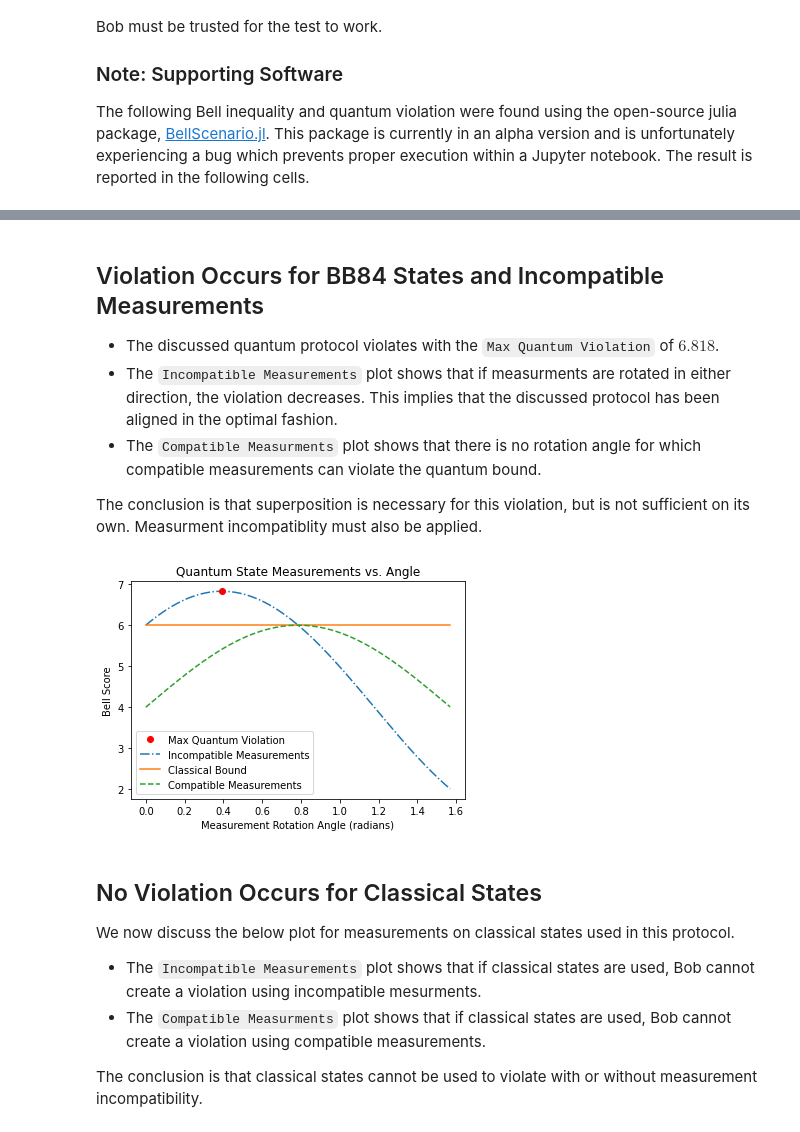
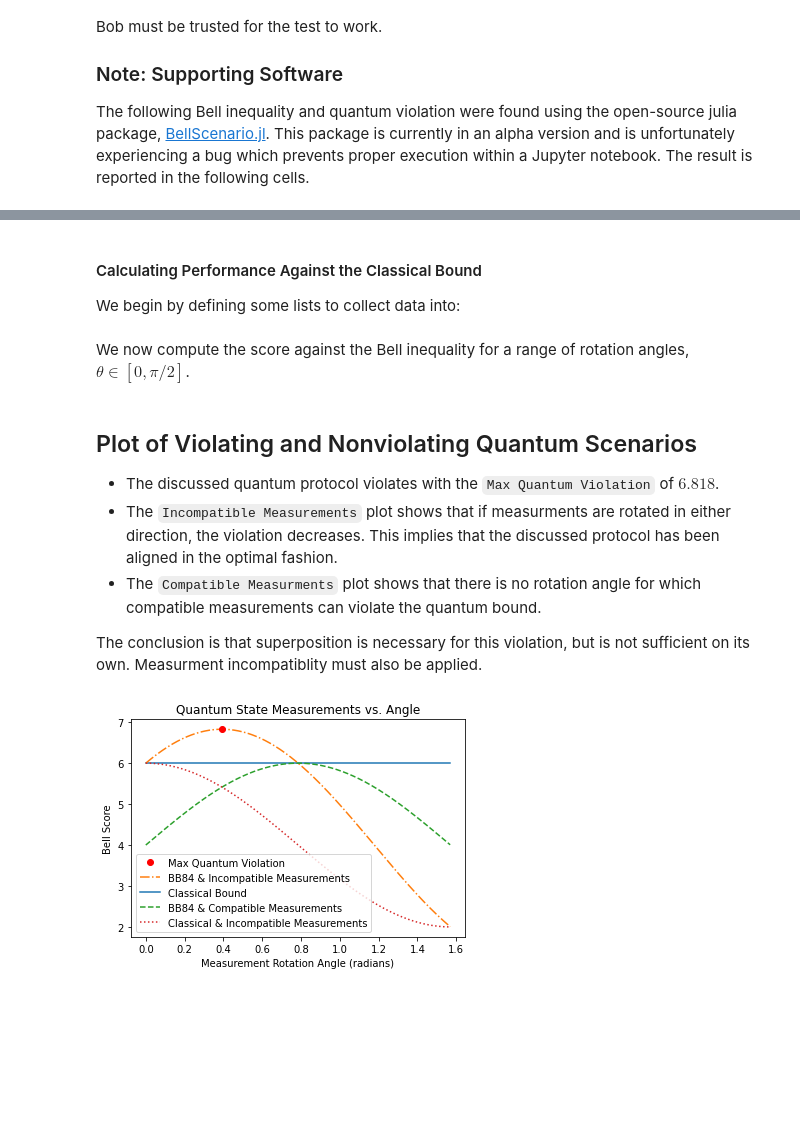
Before and after one commit to ChitambarLab/QiskitSummerJam2020, a Jupyter notebook: notebook/Theory_for_Incompatible_Measurement_Test.ipynb, the cells around one changed output, grey strips where cells are left out. Cells and saved outputs as stored; diff of their text form; code cells hidden in the pictures; blank space fills up the shorter version.

```diff
--- a/notebook/Theory_for_Incompatible_Measurement_Test.ipynb
+++ b/notebook/Theory_for_Incompatible_Measurement_Test.ipynb
@@ -113,0 +124,4 @@ y1_cl_Π = [Π11,Π01]
+# %% [markdown]
+#### Calculating Performance Against the Classical Bound
+
+We begin by defining some lists to collect data into:
@@ -114,16 +137,6 @@ y1_cl_Π = [Π11,Π01]
+# %% [markdown]
+We now compute the score against the Bell inequality for a range of rotation angles, $\theta \in [0, \pi/2]$.
 # %%
-# Computing scores against the bell inequality
-
-# bb84 states with in/compatible measurements
-bb84_incompatible_scores = []
-bb84_compatible_scores = []
-
-# classical states with in/compatible measurements
-cl_compatible_scores = []
-cl_incompatible_scores = []
-
-classical_bound = []
-
 # Measurement angle on a hilbert space
 θ_series = np.arange(0, np.pi/2, np.pi/2048)
 
@@ -137,7 +150,6 @@ for θ in θ_series:
     y1_probs = np.zeros((2,4))
     y1_cl_incomp_probs = np.zeros((2,4))
     y1_comp_probs = np.zeros((2,4))
-    y1_cl_comp_probs = np.zeros((2,4))
 
     for x in range(0,4):
         ψx_bb84 = ψ_bb84[x]
@@ -157,18 +169,16 @@ for θ in θ_series:
             # y=1 compatible measurement
             Πb1_comp = y1_cl_Π[b]
             y1_comp_probs[b,x] = np.inner(Πb1_comp(θ),ψx_bb84)**2
-            y1_cl_comp_probs[b,x] = np.inner(Πb1_comp(θ),ψx_cl)**2
 
-
+    # aggregating scores into arrays of data
     bb84_incompatible_scores.append(incompatible_measurement.bell_score(y0_probs, y1_probs))
     bb84_compatible_scores.append(incompatible_measurement.bell_score(y0_probs, y0_probs))
 
     cl_incompatible_scores.append(incompatible_measurement.bell_score(y0_cl_probs, y1_cl_incomp_probs))
-    cl_compatible_scores.append(incompatible_measurement.bell_score(y0_cl_probs, y1_cl_comp_probs))
 
     classical_bound.append(6)
 # %% [markdown]
-## Violation Occurs for BB84 States and Incompatible Measurements
+## Plot of Violating and Nonviolating Quantum Scenarios
 
 * The discussed quantum protocol violates with the `Max Quantum Violation` of $6.818$.
 * The `Incompatible Measurements` plot shows that if measurments are rotated in either direction, the violation decreases. This implies that the discussed protocol has been aligned in the optimal fashion.
@@ -176,27 +186,25 @@ for θ in θ_series:
 
 The conclusion is that superposition is necessary for this violation, but is not sufficient on its own. Measurment incompatiblity must also be applied.
 # %%
-bb84_incomp_plt, = plt.plot(θ_series, bb84_incompatible_scores, label='Incomp Measurment', linestyle='-.')
 cl_bound_plt, = plt.plot(θ_series, classical_bound, label='Classical Bound')
 
-max_violation, = plt.plot(np.pi/8,6.828,'ro', label="Max Quantum Violation")
+# bb84 states incompatible measurments
+bb84_incomp_plt, = plt.plot(θ_series, bb84_incompatible_scores, label='Incomp Measurment', linestyle='-.')
+
+# bb84 states compatible measurments
 bb84_comp_plt, = plt.plot(θ_series, bb84_compatible_scores, label="Comp Measurement", linestyle='--')
 
+# classical states incompatible measurements
+cl_incomp_plt, = plt.plot(θ_series, cl_incompatible_scores, label="cl incomp", linestyle=":" )
+
+max_violation, = plt.plot(np.pi/8,6.828,'ro', label="Max Quantum Violation")
+
 plt.legend(
-    [max_violation, bb84_incomp_plt, cl_bound_plt, bb84_comp_plt],
-    ['Max Quantum Violation','Incompatible Measurements', 'Classical Bound', 'Compatible Measurements'])
+    [max_violation, bb84_incomp_plt, cl_bound_plt, bb84_comp_plt, cl_incomp_plt],
+    ['Max Quantum Violation','BB84 & Incompatible Measurements', 'Classical Bound', 'BB84 & Compatible Measurements', 'Classical & Incompatible Measurements'])
 
 plt.xlabel("Measurement Rotation Angle (radians)")
 plt.ylabel("Bell Score")
 plt.title("Quantum State Measurements vs. Angle");
 # %% [output]
-[figure, old version]
+[figure, new version]
-# %% [markdown]
-## No Violation Occurs for Classical States
-
-We now discuss the below plot for measurements on classical states used in this protocol.
-
-* The `Incompatible Measurements` plot shows that if classical states are used, Bob cannot create a violation using incompatible mesurments.
-* The `Compatible Measurments` plot shows that if classical states are used, Bob cannot create a violation using compatible measurements.
-
-The conclusion is that classical states cannot be used to violate with or without measurement incompatibility.
```
Also changed, not shown: parts of 10 cells of this notebook, 7 other files.
